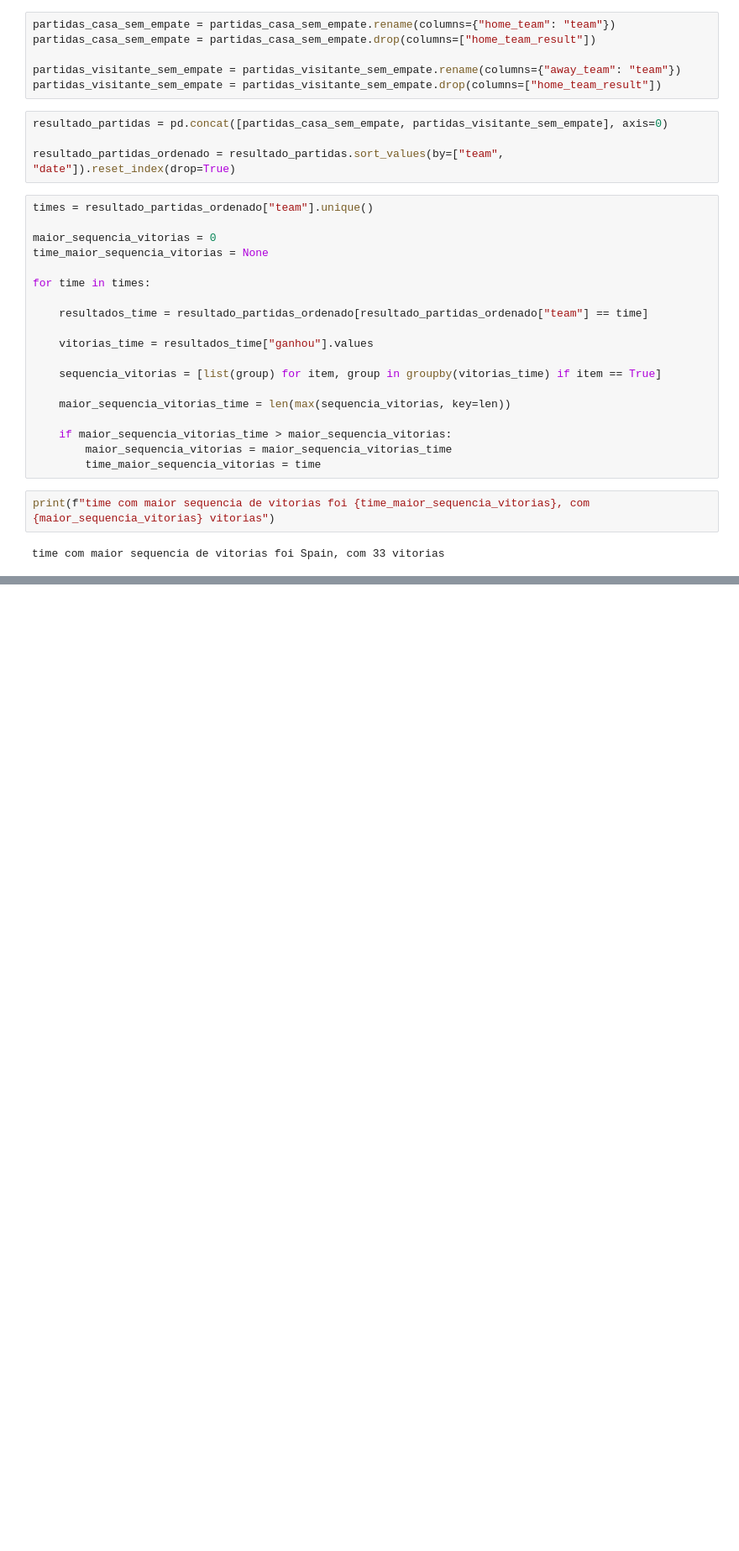
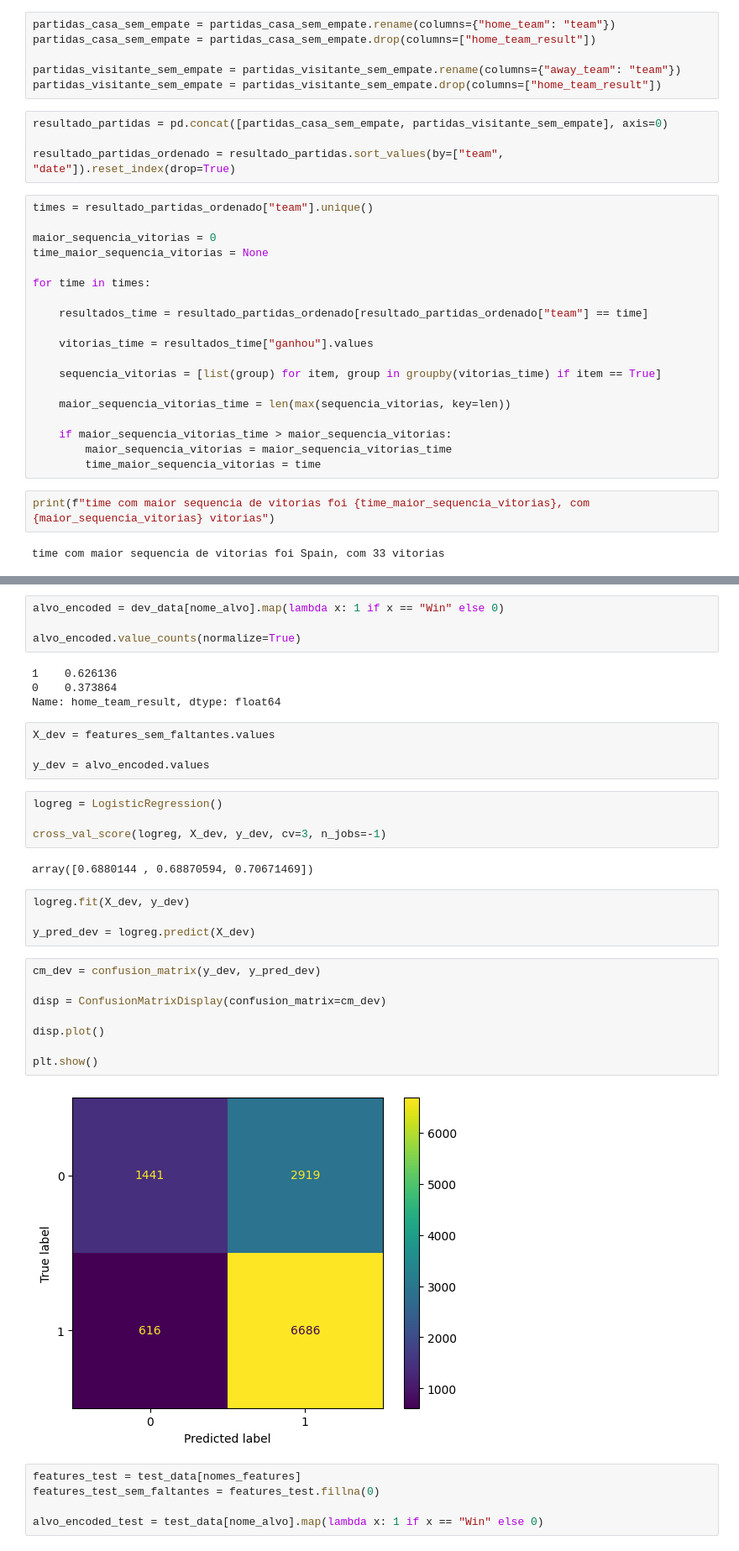
Before and after one commit to FelipeFLopes/fifa_matches_analysis, a Jupyter notebook: analise.ipynb, the cells around one changed output, grey strips where cells are left out. Shown at 84% size. Saved outputs shown, nothing was run; the diff lists cells and outputs as text; blank space fills up the shorter version.

```diff
--- a/analise.ipynb
+++ b/analise.ipynb
@@ -558,0 +649,37 @@ time com maior sequencia de vitorias foi Spain, com 33 vitorias
+# %%
+alvo_encoded = dev_data[nome_alvo].map(lambda x: 1 if x == "Win" else 0)
+
+alvo_encoded.value_counts(normalize=True)
+# %% [output]
+1    0.626136
+0    0.373864
+Name: home_team_result, dtype: float64
+# %%
+X_dev = features_sem_faltantes.values
+
+y_dev = alvo_encoded.values
+# %%
+logreg = LogisticRegression()
+
+cross_val_score(logreg, X_dev, y_dev, cv=3, n_jobs=-1)
+# %% [output]
+array([0.6880144 , 0.68870594, 0.70671469])
+# %%
+logreg.fit(X_dev, y_dev)
+
+y_pred_dev = logreg.predict(X_dev)
+# %%
+cm_dev = confusion_matrix(y_dev, y_pred_dev)
+
+disp = ConfusionMatrixDisplay(confusion_matrix=cm_dev)
+
+disp.plot()
+
+plt.show()
+# %% [output]
+[figure, added]
+# %%
+features_test = test_data[nomes_features]
+features_test_sem_faltantes = features_test.fillna(0)
+
+alvo_encoded_test = test_data[nome_alvo].map(lambda x: 1 if x == "Win" else 0)
```
Also changed, not shown: parts of 13 cells of this notebook, 2 other files.
